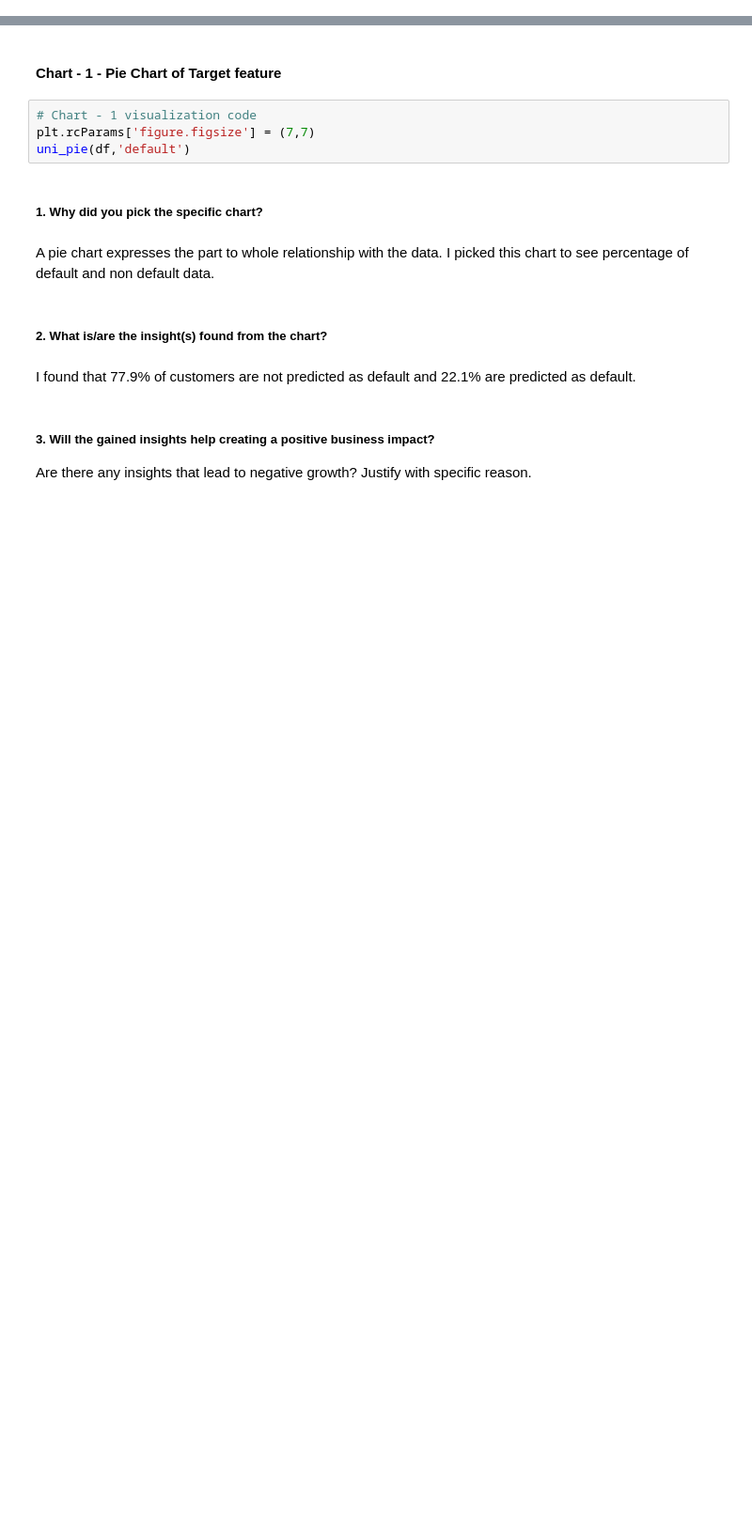
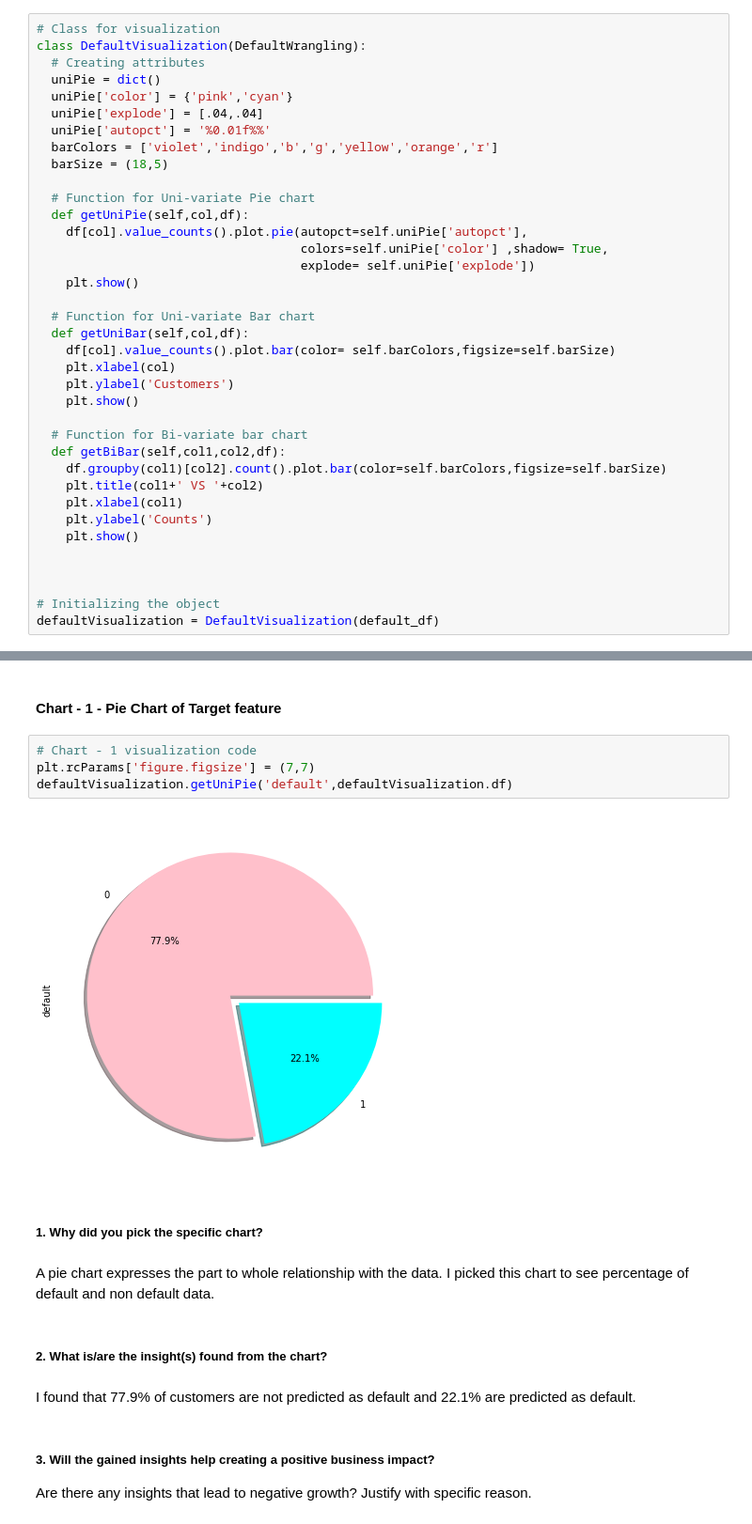
Before and after one commit to mdismailquraishicse/capstone_project_3_classification_creditcard_default, a Jupyter notebook: CreditCardDefaultPrediction.ipynb, the cells around one changed output, grey strips where cells are left out. Shown at 94% size. Saved outputs shown, nothing was run; the diff lists cells and outputs as text; blank space fills up the shorter version.

Commit message:
OOPS concept for data visualization

```diff
--- a/CreditCardDefaultPrediction.ipynb
+++ b/CreditCardDefaultPrediction.ipynb
@@ -534,0 +512,37 @@ def bi_bar(df,col1,col2):
+# %%
+# Class for visualization
+class DefaultVisualization(DefaultWrangling):
+  # Creating attributes
+  uniPie = dict()
+  uniPie['color'] = {'pink','cyan'}
+  uniPie['explode'] = [.04,.04]
+  uniPie['autopct'] = '%0.01f%%'
+  barColors = ['violet','indigo','b','g','yellow','orange','r']
+  barSize = (18,5)
+
+  # Function for Uni-variate Pie chart
+  def getUniPie(self,col,df):
+    df[col].value_counts().plot.pie(autopct=self.uniPie['autopct'],
+                                    colors=self.uniPie['color'] ,shadow= True,
+                                    explode= self.uniPie['explode'])
+    plt.show()
+
+  # Function for Uni-variate Bar chart
+  def getUniBar(self,col,df):
+    df[col].value_counts().plot.bar(color= self.barColors,figsize=self.barSize)
+    plt.xlabel(col)
+    plt.ylabel('Customers')
+    plt.show()
+
+  # Function for Bi-variate bar chart
+  def getBiBar(self,col1,col2,df):
+    df.groupby(col1)[col2].count().plot.bar(color=self.barColors,figsize=self.barSize)
+    plt.title(col1+' VS '+col2)
+    plt.xlabel(col1)
+    plt.ylabel('Counts')
+    plt.show()
+
+
+
+# Initializing the object
+defaultVisualization = DefaultVisualization(default_df)
@@ -537,7 +554,9 @@ def bi_bar(df,col1,col2):
 # %%
 # Chart - 1 visualization code
 plt.rcParams['figure.figsize'] = (7,7)
-uni_pie(df,'default')
+defaultVisualization.getUniPie('default',defaultVisualization.df)
+# %% [output]
+[figure, added]
 # %% [markdown]
 ##### 1. Why did you pick the specific chart?
 # %% [markdown]
```
Also changed, not shown: parts of 92 cells of this notebook.
